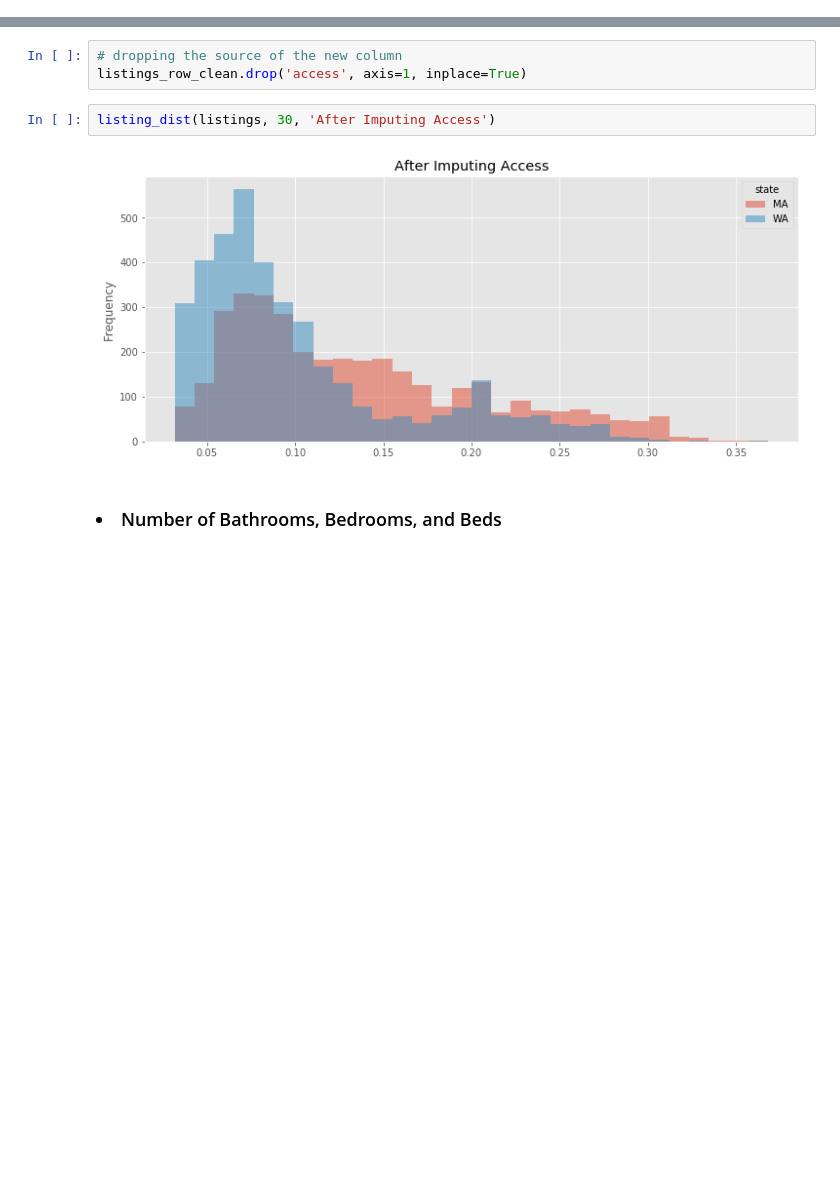
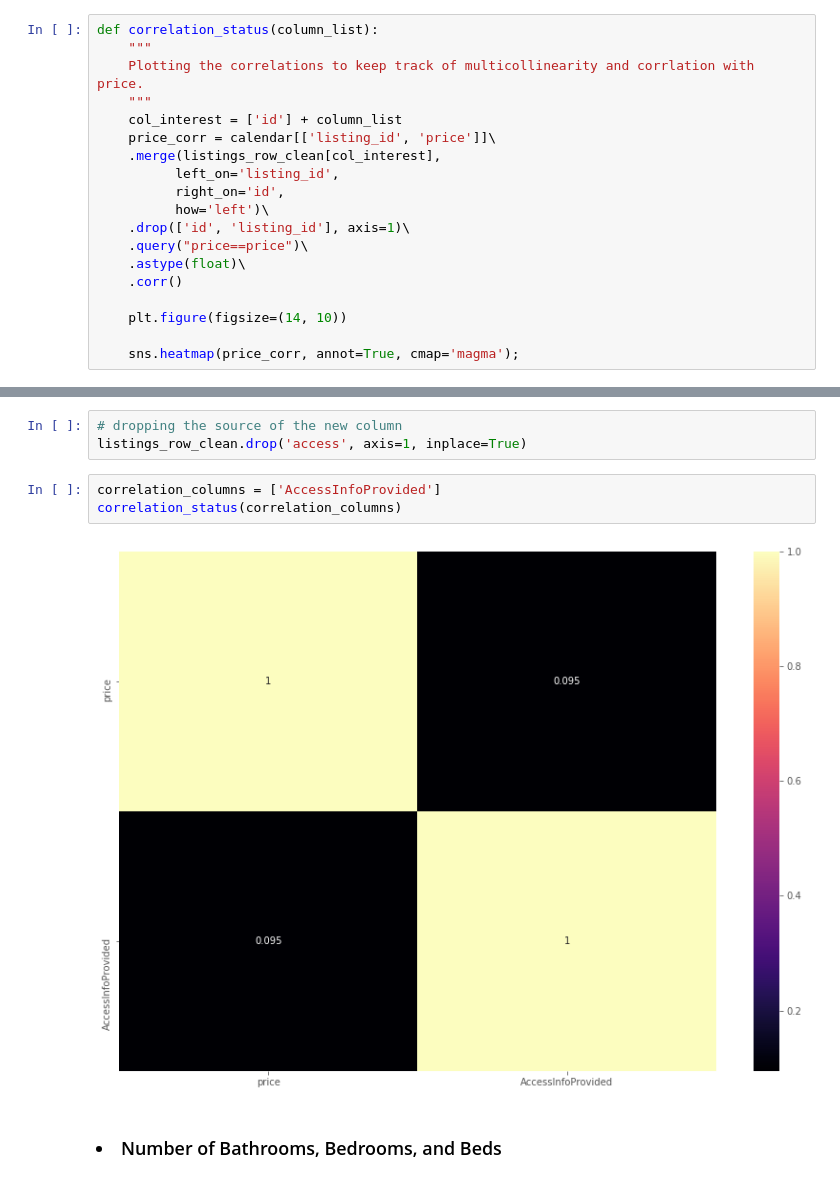
Before and after one commit to samlexrod/airbnb_ml, a Jupyter notebook: Airbnb_Analysis.ipynb, the cells around one changed output, grey strips where cells are left out. Saved outputs shown, nothing was run; the diff lists cells and outputs as text; blank space fills up the shorter version.

```diff
--- a/Airbnb_Analysis.ipynb
+++ b/Airbnb_Analysis.ipynb
@@ -704,5 +792,24 @@ listings_row_clean.isnull().sum().where(lambda x: x>0).dropna().index.tolist()
 # %% [markdown]
 ## Transformations and Imputations
+# %%
+def correlation_status(column_list):
+    """
+    Plotting the correlations to keep track of multicollinearity and corrlation with price.
+    """
+    col_interest = ['id'] + column_list
+    price_corr = calendar[['listing_id', 'price']]\
+    .merge(listings_row_clean[col_interest],
+          left_on='listing_id',
+          right_on='id',
+          how='left')\
+    .drop(['id', 'listing_id'], axis=1)\
+    .query("price==price")\
+    .astype(float)\
+    .corr()
+
+    plt.figure(figsize=(14, 10))
+
+    sns.heatmap(price_corr, annot=True, cmap='magma');
 # %% [markdown]
 ### <li> Provided Access
 # %%
@@ -728,10 +835,11 @@ listings_row_clean.loc[:, 'AccessInfoProvided'] = listings_row_clean.access\
 # %%
 # dropping the source of the new column
 listings_row_clean.drop('access', axis=1, inplace=True)
-# %%
-listing_dist(listings, 30, 'After Imputing Access')
-# %% [output]
-[figure, removed]
+# %%
+correlation_columns = ['AccessInfoProvided']
+correlation_status(correlation_columns)
+# %% [output]
+[figure, added]
 # %% [markdown]
 ### <li> Number of Bathrooms, Bedrooms, and Beds
 # %%
```
Also changed, not shown: parts of 45 cells of this notebook.
